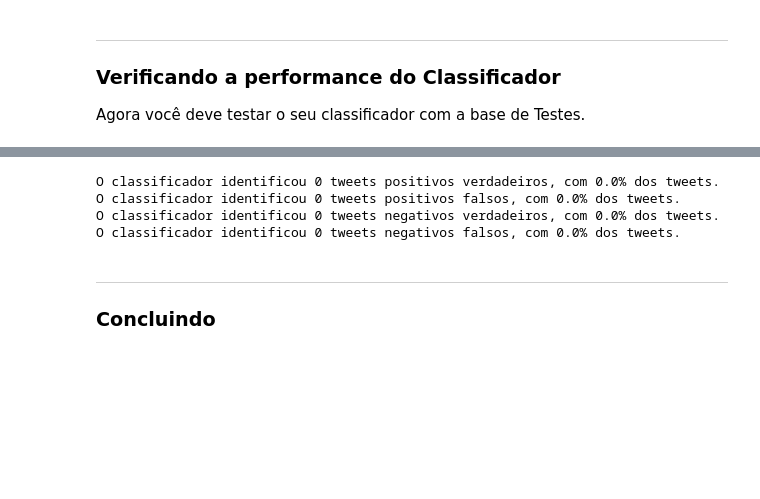
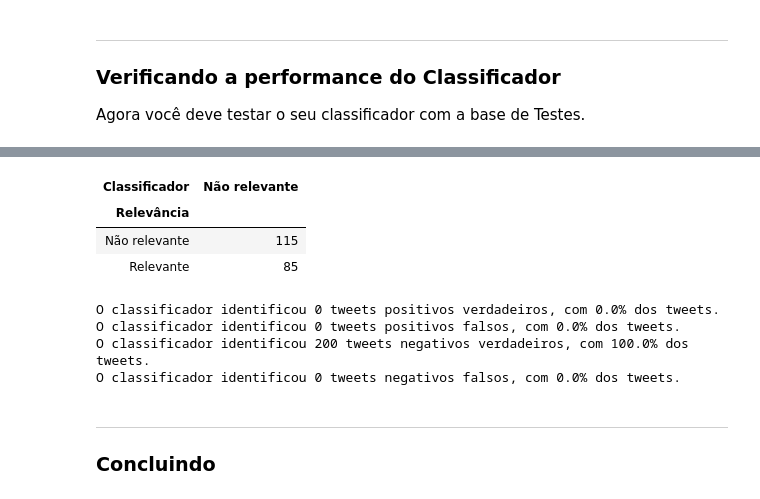
Before and after one commit to jonathansutton1/Projeto-1-CDados, a Jupyter notebook: Projeto1_Classificador_layout.ipynb, the cells around one changed output, grey strips where cells are left out. Drawn from its saved outputs; the diff is of its cells as text; code cells hidden in the pictures; blank space fills up the shorter version.

```diff
--- a/Projeto1_Classificador_layout.ipynb
+++ b/Projeto1_Classificador_layout.ipynb
@@ -151 +172,4 @@ counts_df.sort_values('Número de vezes que aparece em tweets relevantes', ascen
+# %%
+filtro2 = counts_df['Número de vezes que aparece em tweets irrelevantes'].isnull()
+counts_df.loc[filtro2,'Número de vezes que aparece em tweets irrelevantes'] = 0
 # %%
@@ -193,8 +229,20 @@ classificador_de_tweets('o ps4 de que')
+# %%
+classificacoes = []
+for tweet in test.Teste:
+    classificacoes.append(classificador_de_tweets(tweet))
+test['Classificador'] = classificacoes
+# %%
+pd.crosstab(test.Relevância,test.Classificador)
+# %% [output]
+| Classificador | Não relevante |
+| Relevância |  |
+| Não relevante | 115 |
+| Relevante | 85 |
 # %%
 positivos_verdadeiros,positivos_falsos,negativos_verdadeiros,negativos_falsos = 0,0,0,0
 
 for i in test.index:
-    #test.Relevância = classificador_de_tweets(test.Teste[i])
+    test.Relevância = classificador_de_tweets(test.Teste[i])
     if test.Relevância[i] == 'Relevante':
         if test.Relevância[i] == classificador_de_tweets(test.Teste[i]):
             positivos_verdadeiros += 1
@@ -213,7 +261,7 @@ print(f'O classificador identificou {negativos_falsos} tweets negativos falsos,
 # %% [output]
 O classificador identificou 0 tweets positivos verdadeiros, com 0.0% dos tweets.
 O classificador identificou 0 tweets positivos falsos, com 0.0% dos tweets.
-O classificador identificou 0 tweets negativos verdadeiros, com 0.0% dos tweets.
+O classificador identificou 200 tweets negativos verdadeiros, com 100.0% dos tweets.
 O classificador identificou 0 tweets negativos falsos, com 0.0% dos tweets.
 # %% [markdown]
 ___
```
Also changed, not shown: parts of 8 cells of this notebook.
